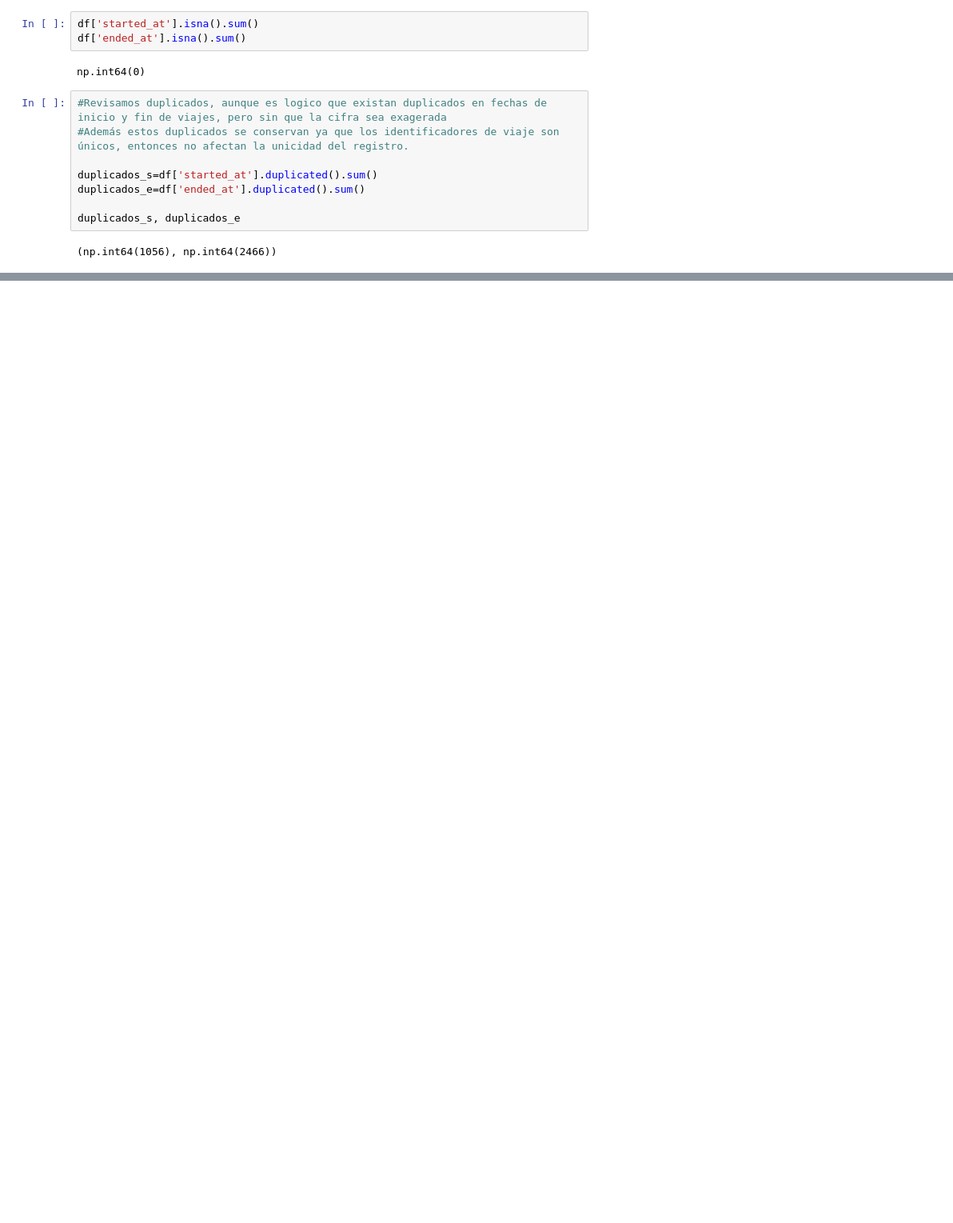
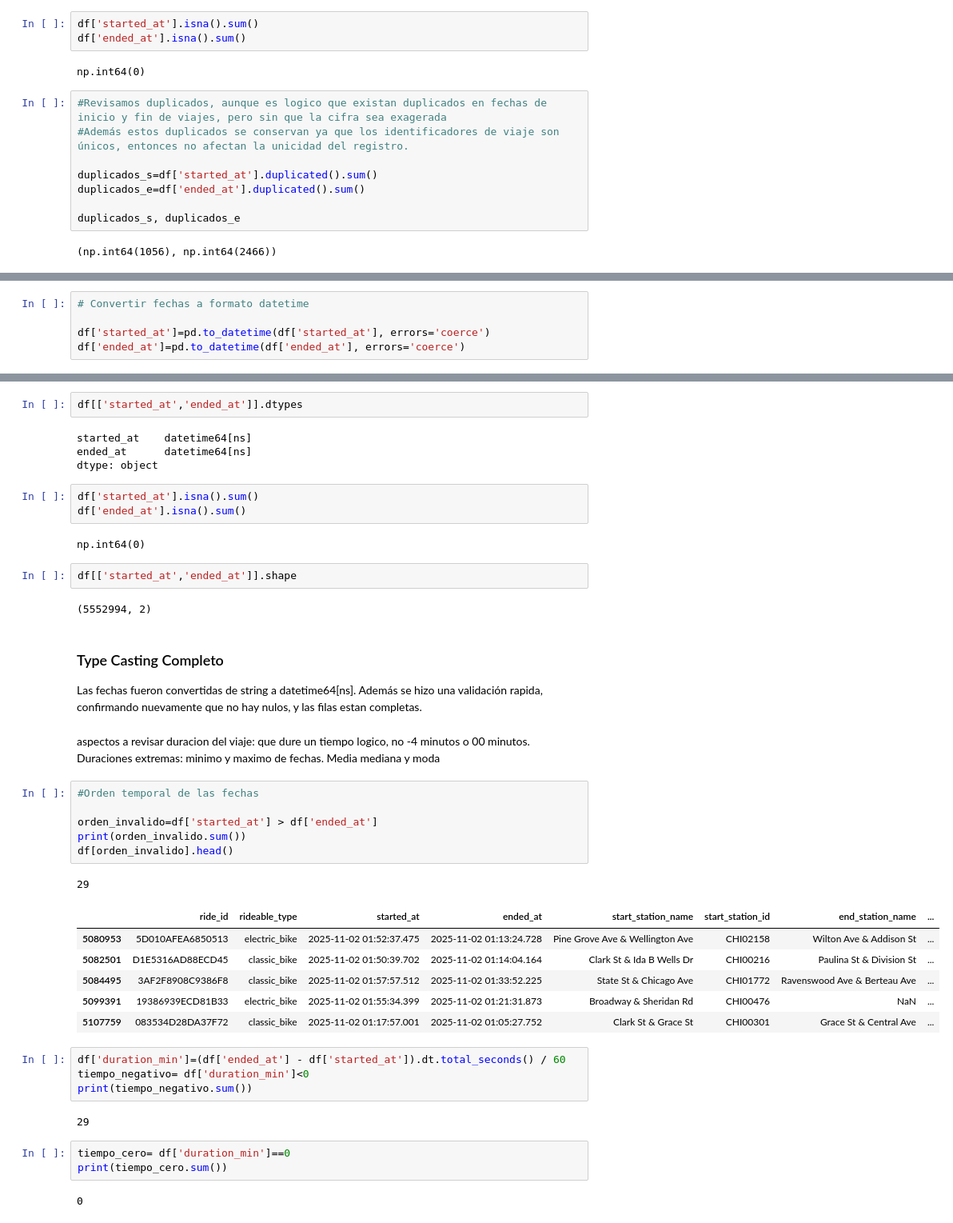
Before and after one commit to urcuninna/cyclistic_project, a Jupyter notebook: eda_diagnostico.ipynb, the cells around one changed output, grey strips where cells are left out. Shown at 80% size. Drawn from its saved outputs; the diff is of its cells as text; blank space fills up the shorter version.

Commit message:
Business Rules Validation completo en fechas

```diff
--- a/eda_diagnostico.ipynb
+++ b/eda_diagnostico.ipynb
@@ -450,0 +450,5 @@ Se verificó que no hay nulos, las fechas tienen longitud y formato coherente pa
+# %%
+# Convertir fechas a formato datetime
+
+df['started_at']=pd.to_datetime(df['started_at'], errors='coerce')
+df['ended_at']=pd.to_datetime(df['ended_at'], errors='coerce')
@@ -450,0 +464,46 @@ Se verificó que no hay nulos, las fechas tienen longitud y formato coherente pa
+# %%
+df[['started_at','ended_at']].dtypes
+# %% [output]
+started_at    datetime64[ns]
+ended_at      datetime64[ns]
+dtype: object
+# %%
+df['started_at'].isna().sum()
+df['ended_at'].isna().sum()
+# %% [output]
+np.int64(0)
+# %%
+df[['started_at','ended_at']].shape
+# %% [output]
+(5552994, 2)
+# %% [markdown]
+### Type Casting Completo
+
+Las fechas fueron convertidas de string a datetime64[ns]. Además se hizo una validación rapida, confirmando nuevamente que no hay nulos, y las filas estan completas.
+# %% [markdown]
+aspectos a revisar duracion del viaje: que dure  un tiempo logico, no -4 minutos o 00 minutos. Duraciones extremas: minimo y maximo de fechas. Media mediana y moda
+# %%
+#Orden temporal de las fechas
+
+orden_invalido=df['started_at'] > df['ended_at']
+print(orden_invalido.sum())
+df[orden_invalido].head()
+# %% [output]
+29
+|  | ride_id | rideable_type | started_at | ended_at | start_station_name | start_station_id | end_station_name | ... |
+| 5080953 | 5D010AFEA6850513 | electric_bike | 2025-11-02 01:52:37.475 | 2025-11-02 01:13:24.728 | Pine Grove Ave & Wellington Ave | CHI02158 | Wilton Ave & Addison St | ... |
+| 5082501 | D1E5316AD88ECD45 | classic_bike | 2025-11-02 01:50:39.702 | 2025-11-02 01:14:04.164 | Clark St & Ida B Wells Dr | CHI00216 | Paulina St & Division St | ... |
+| 5084495 | 3AF2F8908C9386F8 | classic_bike | 2025-11-02 01:57:57.512 | 2025-11-02 01:33:52.225 | State St & Chicago Ave | CHI01772 | Ravenswood Ave & Berteau Ave | ... |
+| 5099391 | 19386939ECD81B33 | electric_bike | 2025-11-02 01:55:34.399 | 2025-11-02 01:21:31.873 | Broadway & Sheridan Rd | CHI00476 | NaN | ... |
+| 5107759 | 083534D28DA37F72 | classic_bike | 2025-11-02 01:17:57.001 | 2025-11-02 01:05:27.752 | Clark St & Grace St | CHI00301 | Grace St & Central Ave | ... |
+# %%
+df['duration_min']=(df['ended_at'] - df['started_at']).dt.total_seconds() / 60
+tiempo_negativo= df['duration_min']<0
+print(tiempo_negativo.sum())
+# %% [output]
+29
+# %%
+tiempo_cero= df['duration_min']==0
+print(tiempo_cero.sum())
+# %% [output]
+0
```
Also changed, not shown: parts of 14 cells of this notebook.
